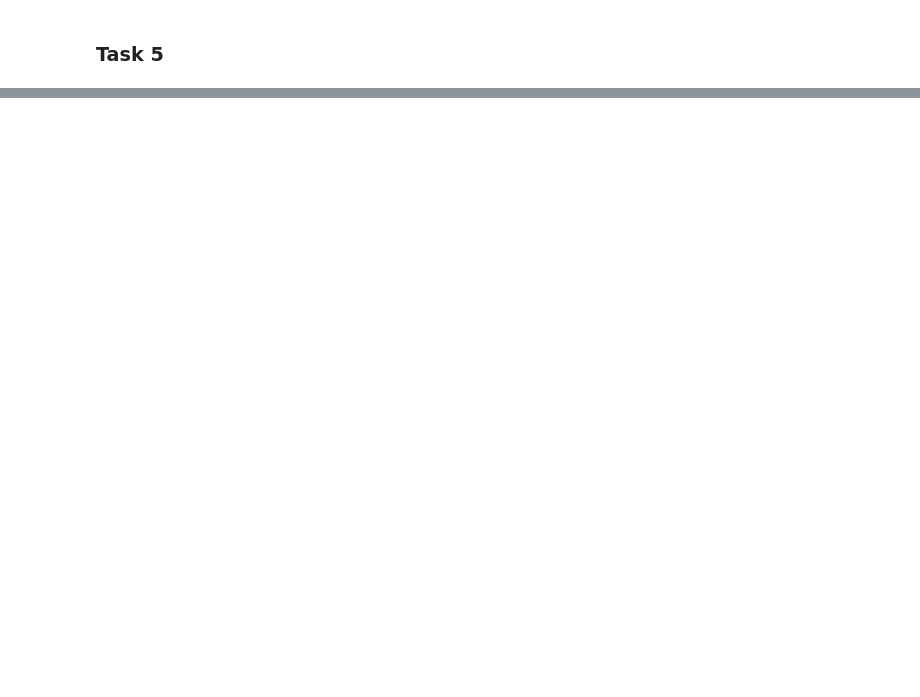
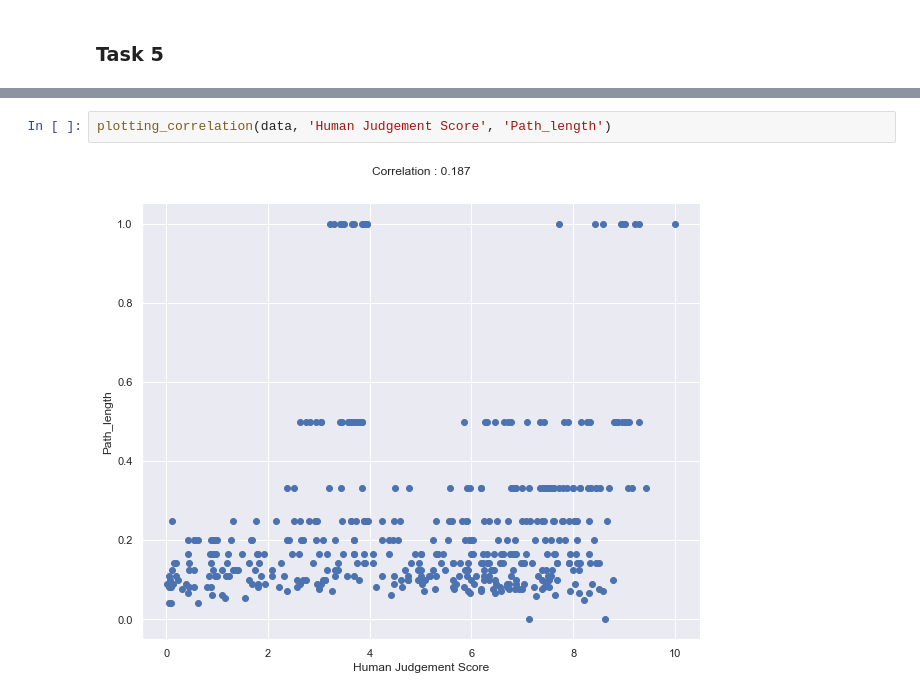
Before and after one commit to dneumann20/NLPproject, a Jupyter notebook: main.ipynb, the cells around one changed output, grey strips where cells are left out. Saved outputs shown, nothing was run; the diff lists cells and outputs as text; blank space fills up the shorter version.

```diff
--- a/main.ipynb
+++ b/main.ipynb
@@ -309,0 +373,4 @@ pair_words_df
+# %%
+plotting_correlation(data, 'Human Judgement Score', 'Path_length')
+# %% [output]
+[figure, added]
```
Also changed, not shown: parts of 29 cells of this notebook.
